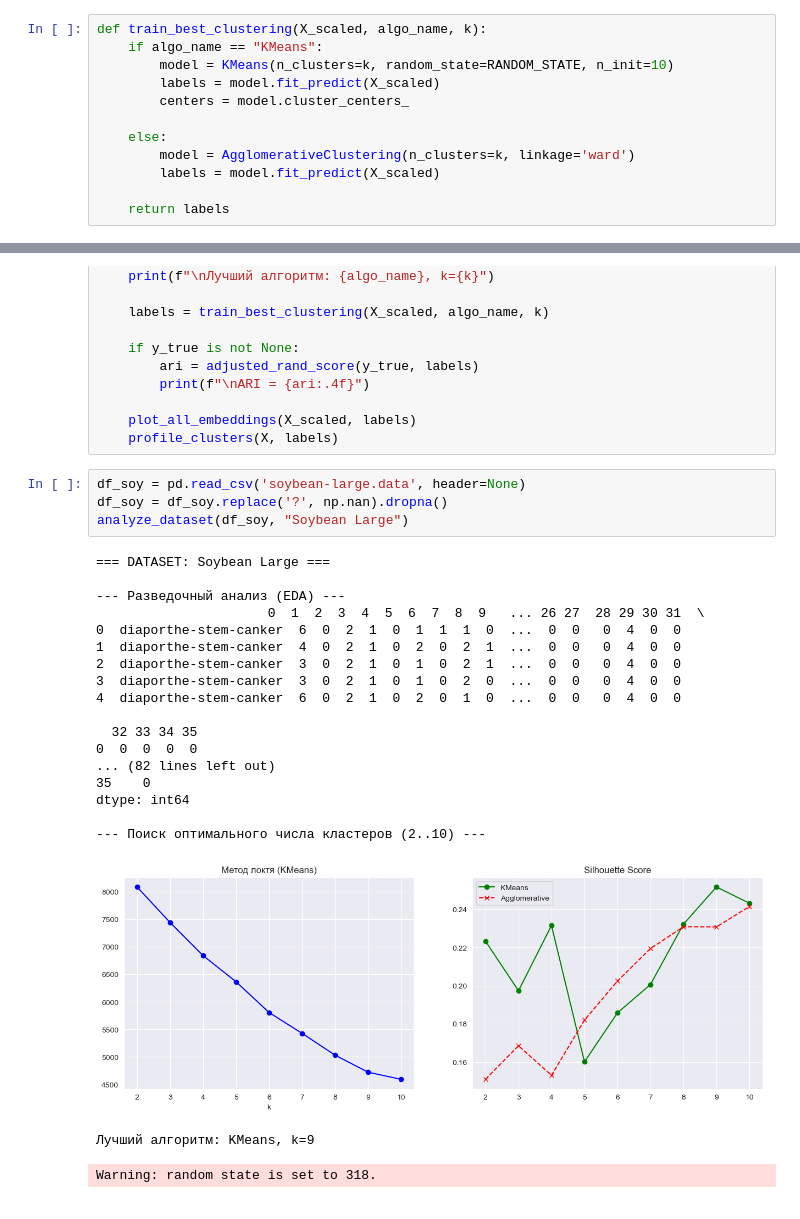
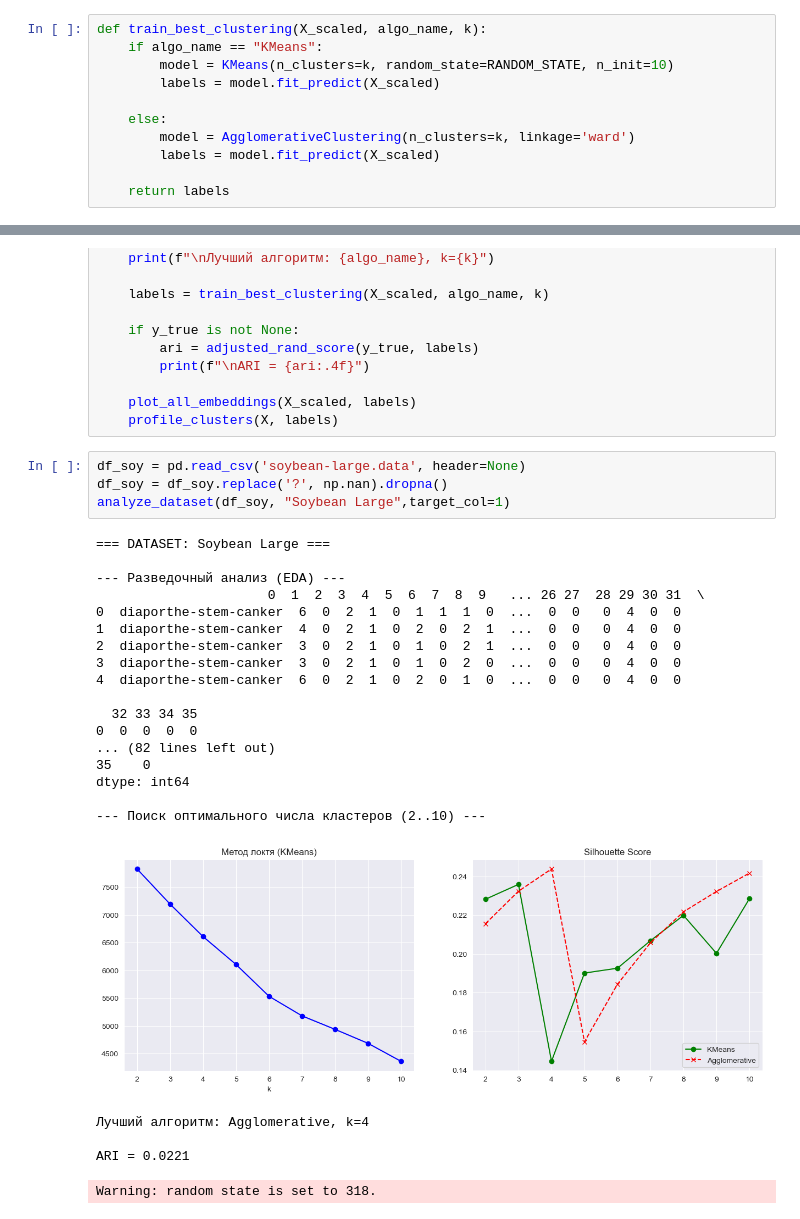
Before and after one commit to SirFerr/Itit, a Jupyter notebook: pr6/6__.ipynb, the cells around one changed output, grey strips where cells are left out. Cells and saved outputs as stored; diff of their text form.

```diff
--- a/pr6/6__.ipynb
+++ b/pr6/6__.ipynb
@@ -110,7 +111,6 @@ def train_best_clustering(X_scaled, algo_name, k):
     if algo_name == "KMeans":
         model = KMeans(n_clusters=k, random_state=RANDOM_STATE, n_init=10)
         labels = model.fit_predict(X_scaled)
-        centers = model.cluster_centers_
 
     else:
         model = AgglomerativeClustering(n_clusters=k, linkage='ward')
@@ -230,25 +230,27 @@ def analyze_dataset(df, name, target_col=None):
 # %%
 df_soy = pd.read_csv('soybean-large.data', header=None)
 df_soy = df_soy.replace('?', np.nan).dropna()
-analyze_dataset(df_soy, "Soybean Large")
+analyze_dataset(df_soy, "Soybean Large",target_col=1)
 # %% [output]
 === DATASET: Soybean Large ===
 
 --- Разведочный анализ (EDA) ---
                       0  1  2  3  4  5  6  7  8  9   ... 26 27  28 29 30 31  \
 0  diaporthe-stem-canker  6  0  2  1  0  1  1  1  0  ...  0  0   0  4  0  0
 1  diaporthe-stem-canker  4  0  2  1  0  2  0  2  1  ...  0  0   0  4  0  0
 2  diaporthe-stem-canker  3  0  2  1  0  1  0  2  1  ...  0  0   0  4  0  0
 3  diaporthe-stem-canker  3  0  2  1  0  1  0  2  0  ...  0  0   0  4  0  0
 4  diaporthe-stem-canker  6  0  2  1  0  2  0  1  0  ...  0  0   0  4  0  0
 
   32 33 34 35
 0  0  0  0  0
 ... (82 lines left out)
 35    0
 dtype: int64
 
 --- Поиск оптимального числа кластеров (2..10) ---
-[figure, old version]
+[figure, new version]
-Лучший алгоритм: KMeans, k=9
+Лучший алгоритм: Agglomerative, k=4
+
+ARI = 0.0221
 Warning: random state is set to 318.
```
Also changed, not shown: parts of 4 cells of this notebook.
